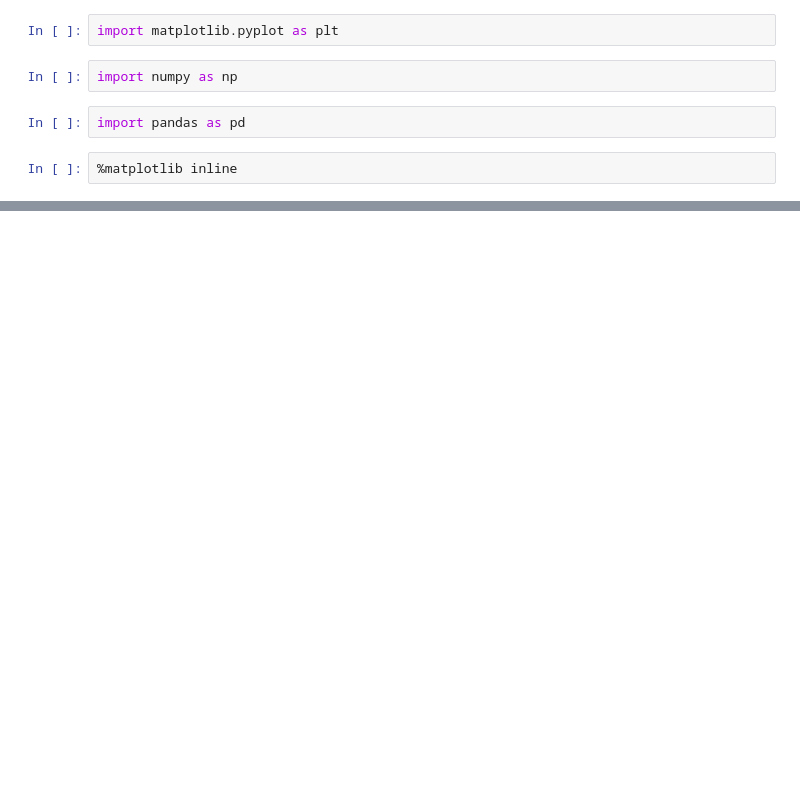
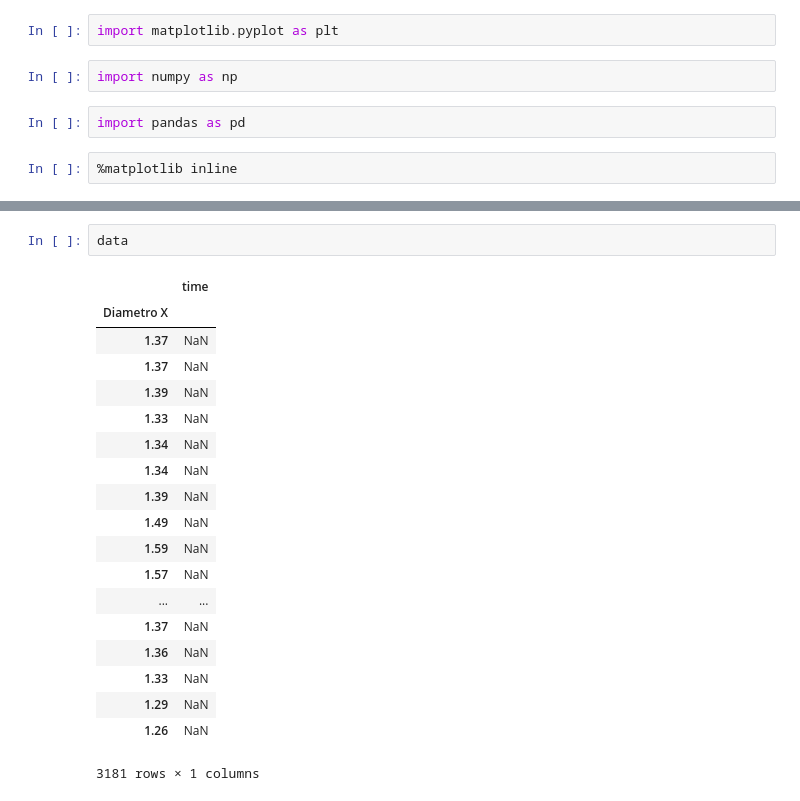
Before and after one commit to darkomen/TFG, a Jupyter notebook: medidas/22072015/prueba1.ipynb, the cells around one changed output, grey strips where cells are left out. Drawn from its saved outputs; the diff is of its cells as text; blank space fills up the shorter version.

```diff
--- a/medidas/22072015/prueba1.ipynb
+++ b/medidas/22072015/prueba1.ipynb
@@ -87,0 +57,22 @@ Name: timestamp, dtype: object
+# %%
+data
+# %% [output]
+|  | time |
+| Diametro X |  |
+| 1.37 | NaN |
+| 1.37 | NaN |
+| 1.39 | NaN |
+| 1.33 | NaN |
+| 1.34 | NaN |
+| 1.34 | NaN |
+| 1.39 | NaN |
+| 1.49 | NaN |
+| 1.59 | NaN |
+| 1.57 | NaN |
+| ... | ... |
+| 1.37 | NaN |
+| 1.36 | NaN |
+| 1.33 | NaN |
+| 1.29 | NaN |
+| 1.26 | NaN |
+3181 rows × 1 columns
```
Also changed, not shown: parts of 13 cells of this notebook, 2 other files.
